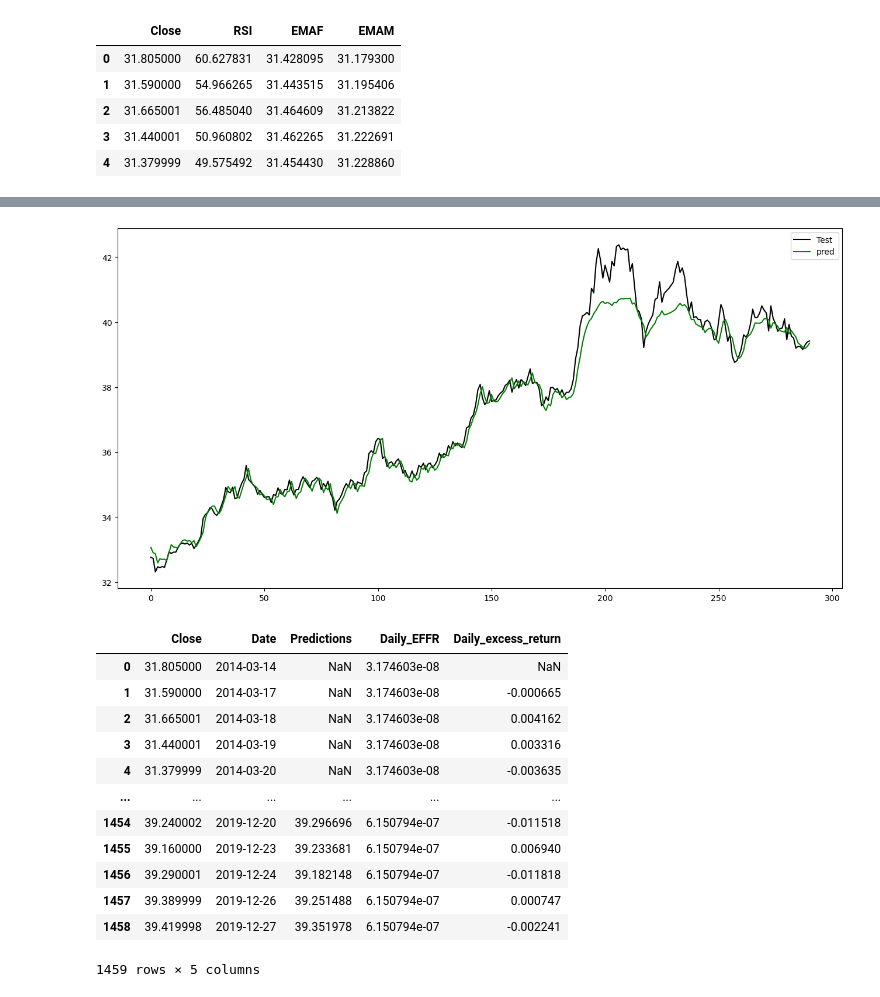
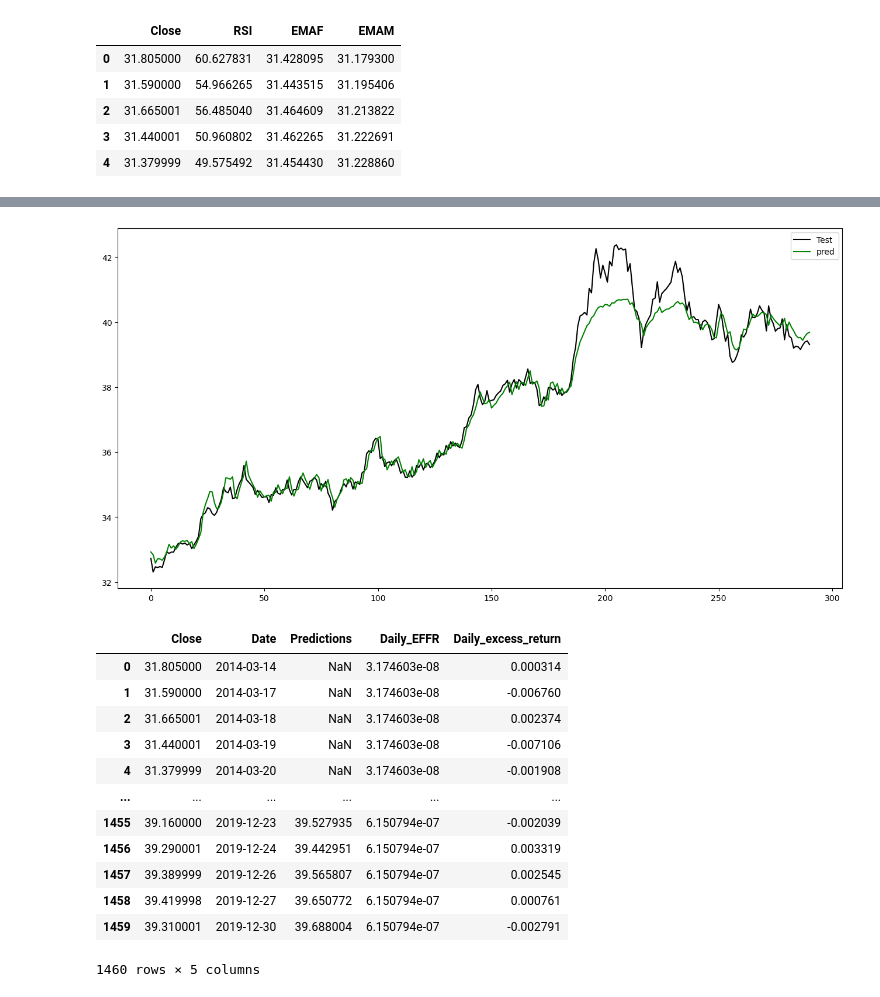
Before and after one commit to MC-Kangan/Algo_Trading_ETF_Trading_Strategy, a Jupyter notebook: LSTM_strategy.ipynb, the cells around one changed output, grey strips where cells are left out. Drawn from its saved outputs; the diff is of its cells as text; code cells hidden in the pictures.

```diff
--- a/LSTM_strategy.ipynb
+++ b/LSTM_strategy.ipynb
@@ -82,11 +98,3 @@ plt.tight_layout()
 ## 2. Trading Strategies
 
 ### Strategy: LSTM Strategy
-# %%
-MA = 20
-df['MA'] = df['Close'].rolling(MA).mean()
-fig, ax = plt.subplots(1, 1, figsize = (10, 5))
-ax.plot(df['Date'], df['Close'], label = 'Close Price')
-ax.plot(df['Date'], df['MA'], label = f'{MA} days MA')
-plt.legend()
-fig.show()
@@ -108,14 +115,6 @@ data = df.copy()
 data['RSI']=ta.rsi(data.Close, length=15)
 data['EMAF']=ta.ema(data.Close, length=20)
 data['EMAM']=ta.ema(data.Close, length=50)
-# data['EMAS']=ta.ema(data.Close, length=150)
-
-# data['Target'] = data['Close']-data.Open
-# data['Target'] = data['Target'].shift(-1)
-
-# data['TargetClass'] = [1 if data.Target[i]>0 else 0 for i in range(len(data))]
-
-data['TargetNextClose'] = data['Close'].shift(-1)
 
 data.dropna(inplace=True)
 data.reset_index(inplace = True)
@@ -155,7 +154,7 @@ scalar = MinMaxScaler()
 scaled_dataset = scalar.fit_transform(dataset)
 # Create the dataset
 time_step = 6
-X, y = create_dataset(dataset, time_step)
+X, y = create_dataset(dataset, time_step, y_colume_index=0)
 
 # The shape should be, (number of sequence, number of days to look back, number of columns)
 print(X.shape)
@@ -235,6 +199,12 @@ Epoch 30/30
 # %%
+model = load_model('models/lstm_v1.h5')
+
+y_pred_train = model.predict(X_train)
+rmse = np.sqrt(np.mean((y_pred_train - y_train)**2))
+print(f"Training Set -> Root Mean Squared Error: {rmse}")
+
 y_pred_test = model.predict(X_test)
 # Calculate the root mean squared error (RMSE)
 rmse = np.sqrt(np.mean((y_pred_test - y_test)**2))
-print(f"Root Mean Squared Error: {rmse}")
+print(f"Testing Set -> Root Mean Squared Error: {rmse}")
 # %% [output]
@@ -278,7 +230,7 @@ plt.plot(y_pred_test, color = 'green', label = 'pred')
 plt.legend()
 plt.show()
 # %% [output]
-[figure, old version]
+[figure, new version]
 # %%
 def buy_sell_threshold(current_price, predicted_price, threshold):
     Buy, Sell = [np.nan], [np.nan]
@@ -312,26 +265,26 @@ def generate_dynamic_signals(current_price, predictions, threshold=0.01):
 # %%
 strategy_data = pd.DataFrame(index=data.index)
 strategy_data['Close'] = data['Close']
 strategy_data['Date'] = data['Date']
 strategy_data['Predictions'] = np.nan
 strategy_data['Daily_EFFR'] = data['Daily_EFFR']
-strategy_data['Daily_excess_return'] = df['Daily_excess_return']
+strategy_data['Daily_excess_return'] = data['Daily_excess_return']
 
 strategy_data.iloc[time_step: time_step+len(y_pred_train), strategy_data.columns.get_loc('Predictions')] = y_pred_train.flatten()
 strategy_data.iloc[len(X_train)+time_step:len(X_train)+time_step+len(y_pred_test),strategy_data.columns.get_loc('Predictions')] = y_pred_test.flatten()
 
 strategy_data
 # %% [output]
 |  | Close | Date | Predictions | Daily_EFFR | Daily_excess_return |
-| 0 | 31.805000 | 2014-03-14 | NaN | 3.174603e-08 | NaN |
-| 1 | 31.590000 | 2014-03-17 | NaN | 3.174603e-08 | -0.000665 |
-| 2 | 31.665001 | 2014-03-18 | NaN | 3.174603e-08 | 0.004162 |
-| 3 | 31.440001 | 2014-03-19 | NaN | 3.174603e-08 | 0.003316 |
-| 4 | 31.379999 | 2014-03-20 | NaN | 3.174603e-08 | -0.003635 |
+| 0 | 31.805000 | 2014-03-14 | NaN | 3.174603e-08 | 0.000314 |
+| 1 | 31.590000 | 2014-03-17 | NaN | 3.174603e-08 | -0.006760 |
+| 2 | 31.665001 | 2014-03-18 | NaN | 3.174603e-08 | 0.002374 |
+| 3 | 31.440001 | 2014-03-19 | NaN | 3.174603e-08 | -0.007106 |
+| 4 | 31.379999 | 2014-03-20 | NaN | 3.174603e-08 | -0.001908 |
 | ... | ... | ... | ... | ... | ... |
-| 1454 | 39.240002 | 2019-12-20 | 39.296696 | 6.150794e-07 | -0.011518 |
-| 1455 | 39.160000 | 2019-12-23 | 39.233681 | 6.150794e-07 | 0.006940 |
-| 1456 | 39.290001 | 2019-12-24 | 39.182148 | 6.150794e-07 | -0.011818 |
-| 1457 | 39.389999 | 2019-12-26 | 39.251488 | 6.150794e-07 | 0.000747 |
-| 1458 | 39.419998 | 2019-12-27 | 39.351978 | 6.150794e-07 | -0.002241 |
+| 1455 | 39.160000 | 2019-12-23 | 39.527935 | 6.150794e-07 | -0.002039 |
+| 1456 | 39.290001 | 2019-12-24 | 39.442951 | 6.150794e-07 | 0.003319 |
+| 1457 | 39.389999 | 2019-12-26 | 39.565807 | 6.150794e-07 | 0.002545 |
+| 1458 | 39.419998 | 2019-12-27 | 39.650772 | 6.150794e-07 | 0.000761 |
+| 1459 | 39.310001 | 2019-12-30 | 39.688004 | 6.150794e-07 | -0.002791 |
-1459 rows × 5 columns
+1460 rows × 5 columns
```
Also changed, not shown: parts of 22 cells of this notebook, 5 other files.
